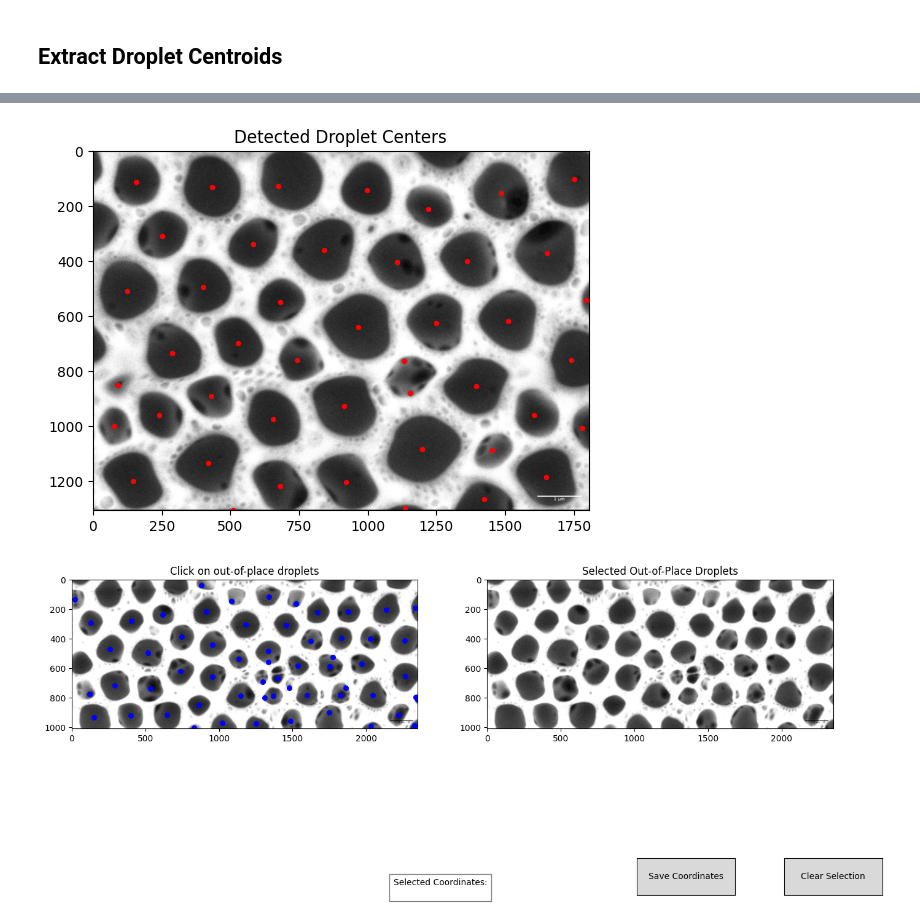
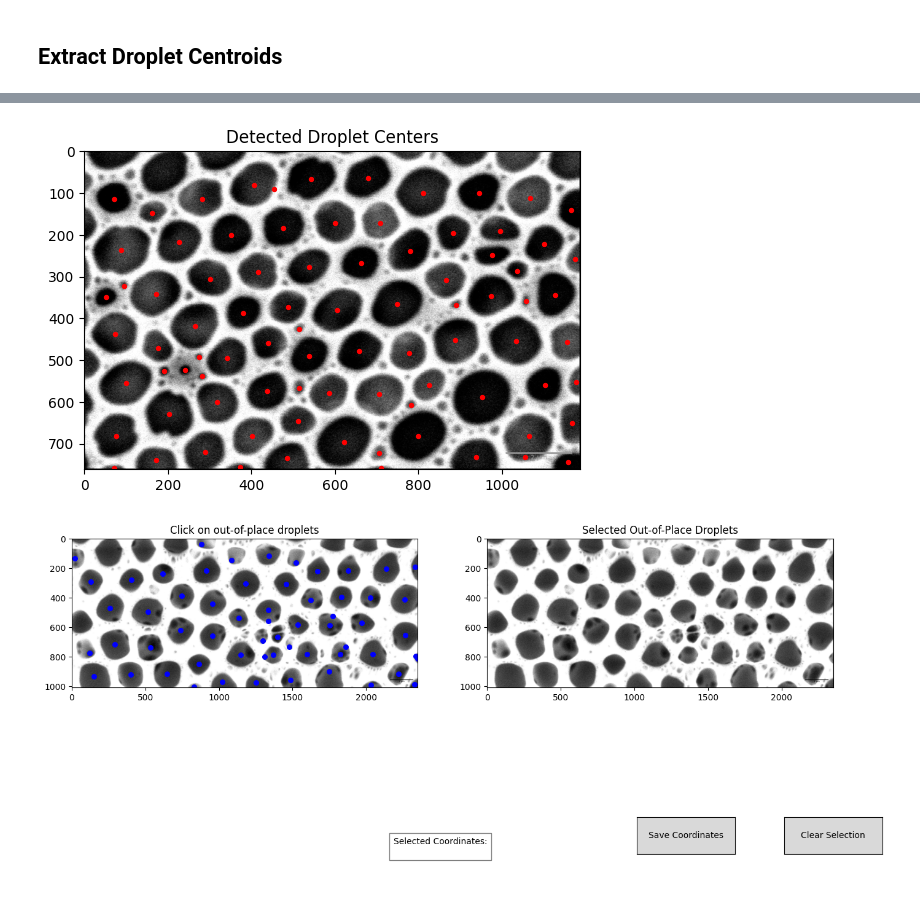
Before and after one commit to lemontang3/Python_Physics, a Jupyter notebook: Voronoi_Analysis.ipynb, the cells around one changed output, grey strips where cells are left out. Drawn from its saved outputs; the diff is of its cells as text; code cells hidden in the pictures; blank space fills up the shorter version.

```diff
--- a/Voronoi_Analysis.ipynb
+++ b/Voronoi_Analysis.ipynb
@@ -44,7 +44,7 @@ import numpy as np
 import matplotlib.pyplot as plt
 
 # Load the image
-image_path = "sample10A.png"  # Update with your image path if needed
+image_path = "sample6B.png"  # Update with your image path if needed
 image = cv2.imread(image_path, cv2.IMREAD_GRAYSCALE)
 
 # Apply Gaussian blur to reduce noise
@@ -142,7 +142,7 @@ import numpy as np
 import matplotlib.pyplot as plt
 
 # Load the image in grayscale
-image_path = "sample10A.png"  # Update with your image path if needed
+image_path = "sample6A.png"  # Update with your image path if needed
 image = cv2.imread(image_path, cv2.IMREAD_GRAYSCALE)
 
 # Apply median blur to reduce noise
@@ -154,35 +154,38 @@ _, binary = cv2.threshold(blurred, 0, 255, cv2.THRESH_BINARY_INV + cv2.THRESH_OT
 # Perform morphological closing to fill small gaps
 kernel = np.ones((5, 5), np.uint8)
 closed = cv2.morphologyEx(binary, cv2.MORPH_CLOSE, kernel, iterations=2)
 
 # Detect edges using Canny edge detector
 edges = cv2.Canny(closed, 50, 150)
 
 # Find contours
 contours, _ = cv2.findContours(edges, cv2.RETR_EXTERNAL, cv2.CHAIN_APPROX_SIMPLE)
 
 # Convert to color image for visualization
 output_final = cv2.cvtColor(image, cv2.COLOR_GRAY2BGR)
 
 # Draw detected pore centers
 centroids = []
 for cnt in contours:
     M = cv2.moments(cnt)
     if M["m00"] != 0:
         cx = int(M["m10"] / M["m00"])
         cy = int(M["m01"] / M["m00"])
         centroids.append([cx, cy])
 # Convert to NumPy array
-centroids =np.array([[432, 132], [157, 111], [996, 141], [1487, 153], [1220, 212], [251, 307], [842, 360], [584, 338], [1652, 371], [1363, 399], [1106, 404], [400, 494], [124, 509], [680, 549], [1795, 541], [1511, 617], [966, 641], [1248, 624], [527, 699], [289, 734], [1742, 759], [744, 761], [1132, 764], [1393, 856], [915, 928], [428, 891], [90, 851], [1153, 880], [654, 975], [1607, 960], [242, 961], [1781, 1009], [78, 999], [1199, 1086], [420, 1136], [1454, 1089], [1650, 1186], [146, 1200], [922, 1206], [681, 1220], [1423, 1266], [1135, 1300], [510, 1306],[675,125],[1750,100]]
+centroids =np.array([[454, 91], [679, 64], [542, 66], [406, 81], [812, 99], [946, 100], [1068, 111], [283, 113], [71, 114], [1166, 140], [601, 171], [163, 148], [709, 171], [476, 183], [351, 200], [882, 196], [995, 190], [226, 217], [1101, 223], [89, 237], [780, 238], [1176, 258], [662, 268], [976, 249], [537, 278], [416, 289], [300, 305], [1036, 286], [866, 309], [171, 341], [1127, 343], [973, 346], [749, 366], [94, 322], [51, 350], [606, 381], [488, 374], [381, 386], [1057, 359], [890, 368], [264, 418], [73, 437], [1033, 455], [889, 453], [1157, 456], [514, 425], [440, 459], [176, 470], [659, 479], [777, 484], [538, 489], [342, 496], [274, 493], [99, 555], [241, 524], [192, 527], [1103, 560], [1178, 553], [825, 559], [952, 589], [281, 539], [438, 575], [586, 578], [707, 580], [515, 566], [318, 601], [204, 630], [782, 607], [1167, 650], [511, 646], [799, 682], [76, 681], [1066, 681], [621, 695], [402, 681], [288, 719], [937, 731], [485, 735], [707, 723], [172, 739], [1158, 744], [1056, 731], [373, 756], [71, 759], [710, 759]]
+
+
+
 )
 
 # Step 5: Plot the results
 plt.imshow(image, cmap='gray')
 plt.scatter(centroids[:, 0], centroids[:, 1], c='red', s=8)
 plt.title('Detected Droplet Centers')
 plt.show()
 # %% [output]
-[figure, old version]
+[figure, new version]
 # %%
 import cv2
 import numpy as np
```
Also changed, not shown: parts of 4 cells of this notebook, 4 other files.
